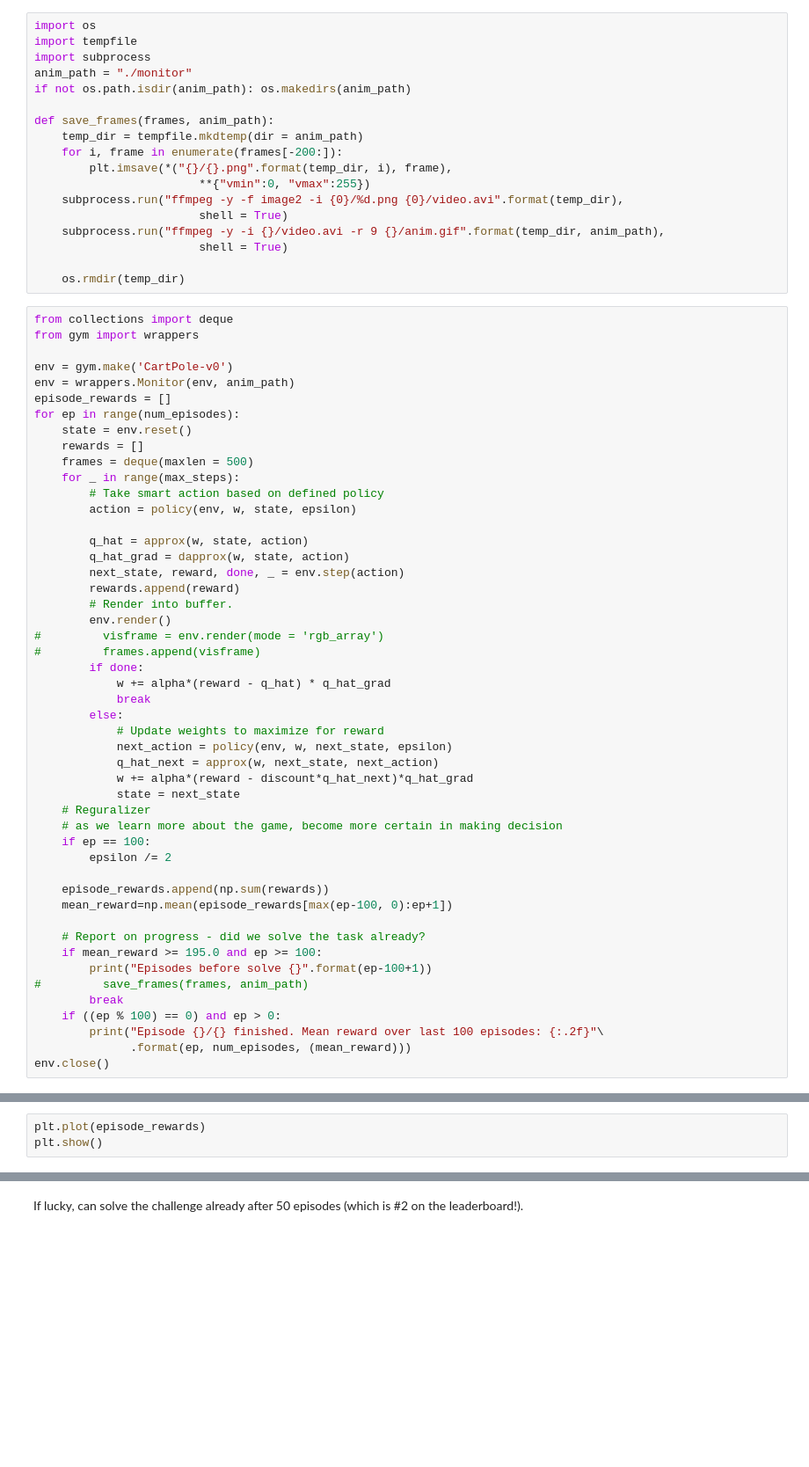
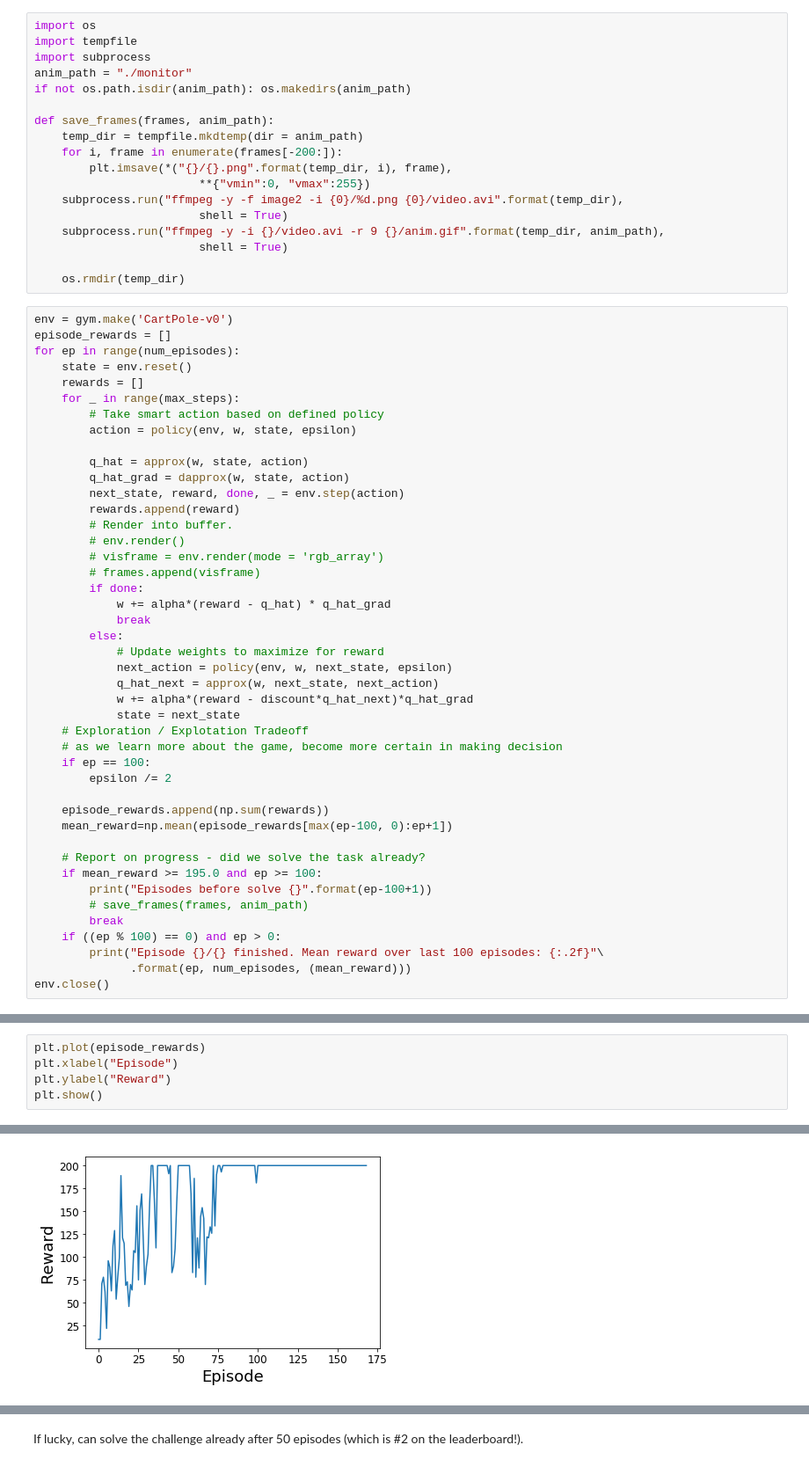
Before and after one commit to martinholub/demos-blogs-examples, a Jupyter notebook: rl-gym/cartpole/cartpole.ipynb, the cells around one changed output, grey strips where cells are left out. Shown at 88% size. Saved outputs shown, nothing was run; the diff lists cells and outputs as text; blank space fills up the shorter version.

```diff
--- a/rl-gym/cartpole/cartpole.ipynb
+++ b/rl-gym/cartpole/cartpole.ipynb
@@ -166,16 +164,11 @@ def save_frames(frames, anim_path):
 
     os.rmdir(temp_dir)
 # %%
-from collections import deque
-from gym import wrappers
-
 env = gym.make('CartPole-v0')
-env = wrappers.Monitor(env, anim_path)
 episode_rewards = []
 for ep in range(num_episodes):
     state = env.reset()
     rewards = []
-    frames = deque(maxlen = 500)
     for _ in range(max_steps):
         # Take smart action based on defined policy
         action = policy(env, w, state, epsilon)
@@ -185,9 +178,9 @@ for ep in range(num_episodes):
         next_state, reward, done, _ = env.step(action)
         rewards.append(reward)
         # Render into buffer.
-        env.render()
-#         visframe = env.render(mode = 'rgb_array')
-#         frames.append(visframe)
+        # env.render()
+        # visframe = env.render(mode = 'rgb_array')
+        # frames.append(visframe)
         if done:
             w += alpha*(reward - q_hat) * q_hat_grad
             break
@@ -197,7 +190,7 @@ for ep in range(num_episodes):
             q_hat_next = approx(w, next_state, next_action)
             w += alpha*(reward - discount*q_hat_next)*q_hat_grad
             state = next_state
-    # Reguralizer
+    # Exploration / Explotation Tradeoff
     # as we learn more about the game, become more certain in making decision
     if ep == 100:
         epsilon /= 2
@@ -208,7 +201,7 @@ for ep in range(num_episodes):
     # Report on progress - did we solve the task already?
     if mean_reward >= 195.0 and ep >= 100:
         print("Episodes before solve {}".format(ep-100+1))
-#         save_frames(frames, anim_path)
+        # save_frames(frames, anim_path)
         break
     if ((ep % 100) == 0) and ep > 0:
         print("Episode {}/{} finished. Mean reward over last 100 episodes: {:.2f}"\
@@ -221,4 +213,6 @@ plt.ioff()
 # %%
 plt.plot(episode_rewards)
+plt.xlabel("Episode")
+plt.ylabel("Reward")
 plt.show()
 # %% [output]
@@ -226,0 +219 @@ plt.show()
+[figure, added]
```
Also changed, not shown: parts of 5 cells of this notebook, 22 other files.
